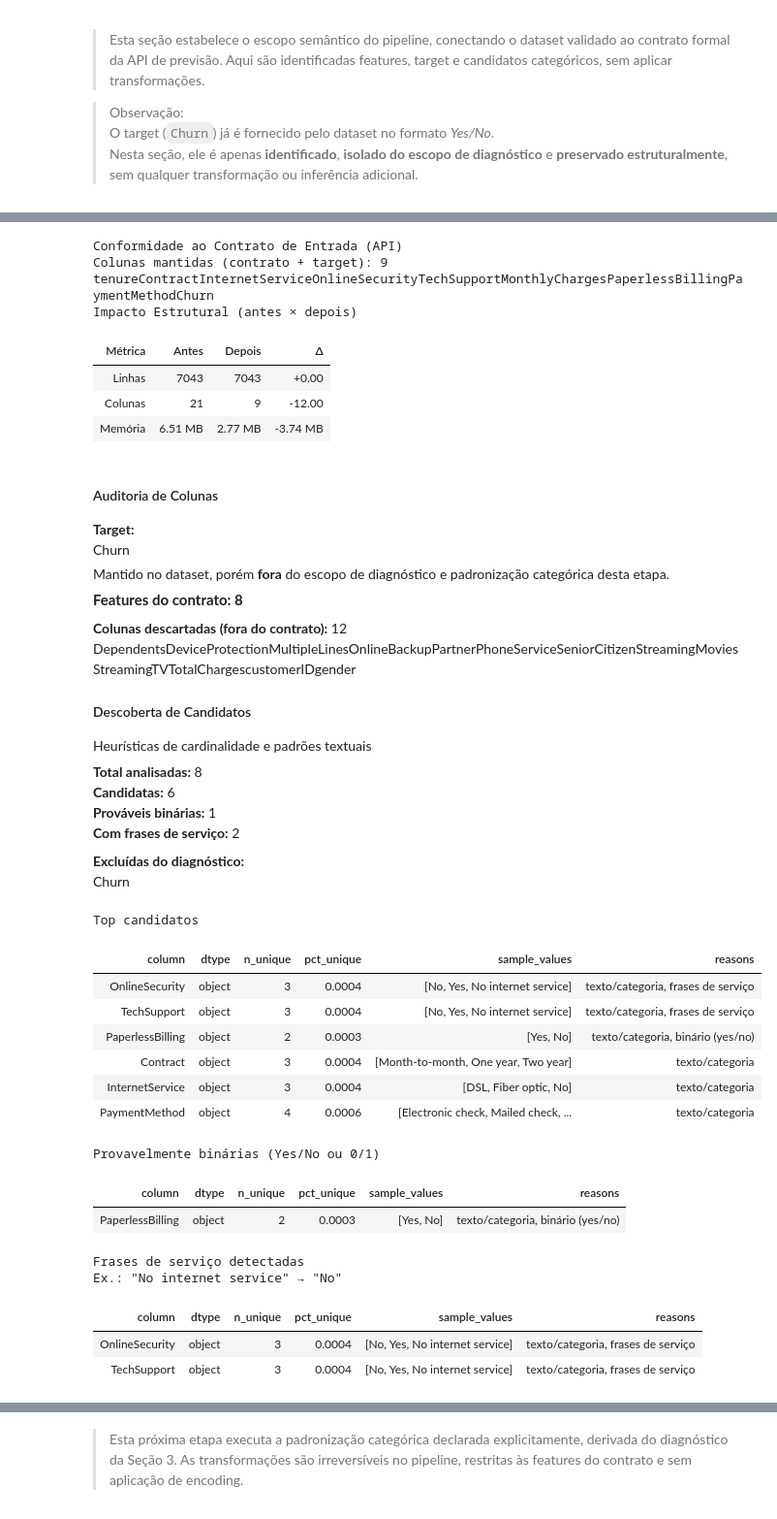
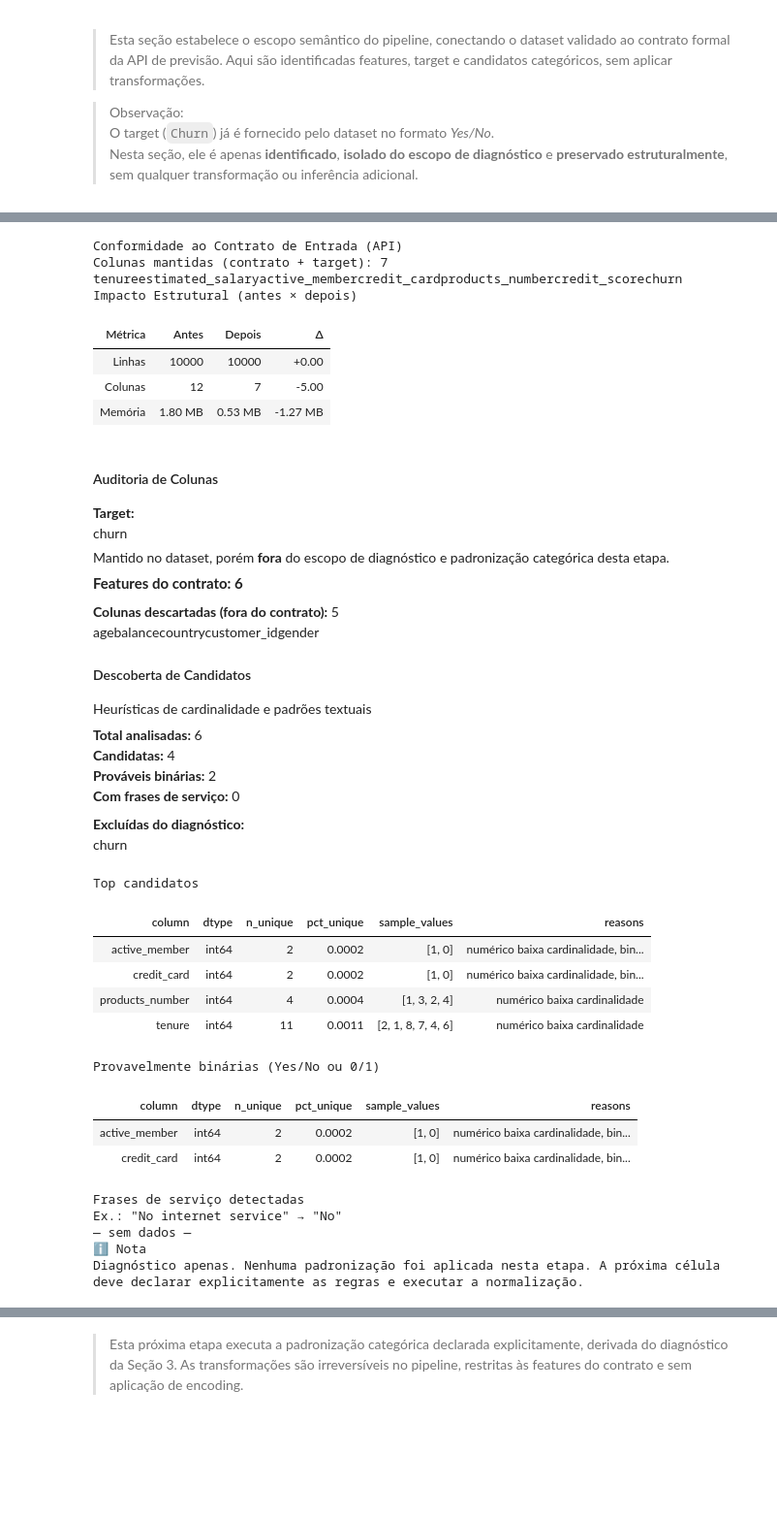
Before and after one commit to FabioAguiar/churninsight-hackathon-one, a Jupyter notebook: notebooks/pipeline_main.ipynb, the cells around one changed output, grey strips where cells are left out. Shown at 97% size. Cells and saved outputs as stored; diff of their text form; code cells hidden in the pictures; blank space fills up the shorter version.

```diff
--- a/notebooks/pipeline_main.ipynb
+++ b/notebooks/pipeline_main.ipynb
@@ -75,4 +76,4 @@ list_raw_files()
 # %%
 from src.data.load_data import load_and_report_raw_data
-df = load_and_report_raw_data("WA_Fn-UseC_-Telco-Customer-Churn.csv")
+df = load_and_report_raw_data("Bank Customer Churn Prediction.csv")
 # %% [output]
@@ -143,53 +142,53 @@ Nota: Nenhuma transformação semântica foi aplicada nesta seção.
 # %%
 from src.data.contract_loader import load_contract_yaml
 from src.features.contract_and_candidates import run_contract_and_candidates
 from src.reporting.ui import render_contract_and_candidates_report
 
-CONTRACT_PATH = "contracts/telco_churn.yaml"
+CONTRACT_PATH = "contracts/bank_churn.yaml"
 
 cfg = load_contract_yaml(CONTRACT_PATH)
 scope = cfg.to_scope()
 
-payload = run_contract_and_candidates(df, scope=scope)
-render_contract_and_candidates_report(payload)
+payload_s31 = run_contract_and_candidates(df, scope=scope)
+render_contract_and_candidates_report(payload_s31)
+df = payload_s31["df"]
 # %% [output]
 [interactive output not drawn]
 Conformidade ao Contrato de Entrada (API)
-Colunas mantidas (contrato + target): 9
-tenureContractInternetServiceOnlineSecurityTechSupportMonthlyChargesPaperlessBillingPaymentMethodChurn
+Colunas mantidas (contrato + target): 7
+tenureestimated_salaryactive_membercredit_cardproducts_numbercredit_scorechurn
 Impacto Estrutural (antes × depois)
 | Métrica | Antes | Depois | Δ |
-| Linhas | 7043 | 7043 | +0.00 |
-| Colunas | 21 | 9 | -12.00 |
-| Memória | 6.51 MB | 2.77 MB | -3.74 MB |
+| Linhas | 10000 | 10000 | +0.00 |
+| Colunas | 12 | 7 | -5.00 |
+| Memória | 1.80 MB | 0.53 MB | -1.27 MB |
 Auditoria de Colunas
 Target:
-Churn
+churn
 Mantido no dataset, porém fora do escopo de diagnóstico e padronização categórica desta etapa.
-Features do contrato: 8
-Colunas descartadas (fora do contrato): 12
-DependentsDeviceProtectionMultipleLinesOnlineBackupPartnerPhoneServiceSeniorCitizenStreamingMoviesStreamingTVTotalChargescustomerIDgender
+Features do contrato: 6
+Colunas descartadas (fora do contrato): 5
+agebalancecountrycustomer_idgender
 Descoberta de Candidatos
 Heurísticas de cardinalidade e padrões textuais
-Total analisadas: 8
-Candidatas: 6
-Prováveis binárias: 1
-Com frases de serviço: 2
+Total analisadas: 6
+Candidatas: 4
+Prováveis binárias: 2
+Com frases de serviço: 0
 Excluídas do diagnóstico:
-Churn
+churn
 Top candidatos
 | column | dtype | n_unique | pct_unique | sample_values | reasons |
-| OnlineSecurity | object | 3 | 0.0004 | [No, Yes, No internet service] | texto/categoria, frases de serviço |
-| TechSupport | object | 3 | 0.0004 | [No, Yes, No internet service] | texto/categoria, frases de serviço |
-| PaperlessBilling | object | 2 | 0.0003 | [Yes, No] | texto/categoria, binário (yes/no) |
-| Contract | object | 3 | 0.0004 | [Month-to-month, One year, Two year] | texto/categoria |
-| InternetService | object | 3 | 0.0004 | [DSL, Fiber optic, No] | texto/categoria |
-| PaymentMethod | object | 4 | 0.0006 | [Electronic check, Mailed check, ... | texto/categoria |
+| active_member | int64 | 2 | 0.0002 | [1, 0] | numérico baixa cardinalidade, bin... |
+| credit_card | int64 | 2 | 0.0002 | [1, 0] | numérico baixa cardinalidade, bin... |
+| products_number | int64 | 4 | 0.0004 | [1, 3, 2, 4] | numérico baixa cardinalidade |
+| tenure | int64 | 11 | 0.0011 | [2, 1, 8, 7, 4, 6] | numérico baixa cardinalidade |
 Provavelmente binárias (Yes/No ou 0/1)
 | column | dtype | n_unique | pct_unique | sample_values | reasons |
-| PaperlessBilling | object | 2 | 0.0003 | [Yes, No] | texto/categoria, binário (yes/no) |
+| active_member | int64 | 2 | 0.0002 | [1, 0] | numérico baixa cardinalidade, bin... |
+| credit_card | int64 | 2 | 0.0002 | [1, 0] | numérico baixa cardinalidade, bin... |
 Frases de serviço detectadas
 Ex.: "No internet service" → "No"
+— sem dados —
+ℹ️ Nota
+Diagnóstico apenas. Nenhuma padronização foi aplicada nesta etapa. A próxima célula deve declarar explicitamente as regras e executar a normalização.
-| column | dtype | n_unique | pct_unique | sample_values | reasons |
-| OnlineSecurity | object | 3 | 0.0004 | [No, Yes, No internet service] | texto/categoria, frases de serviço |
-| TechSupport | object | 3 | 0.0004 | [No, Yes, No internet service] | texto/categoria, frases de serviço |
```
Also changed, not shown: parts of 18 cells of this notebook, 31 other files.
